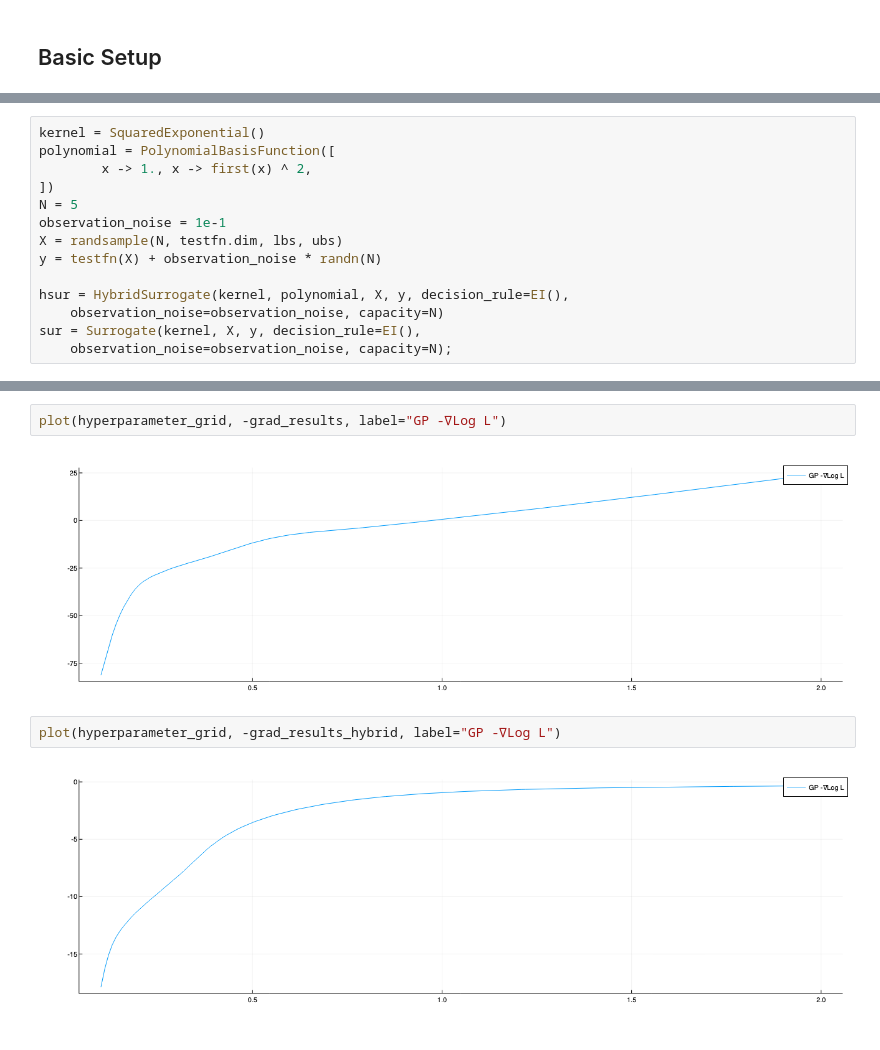
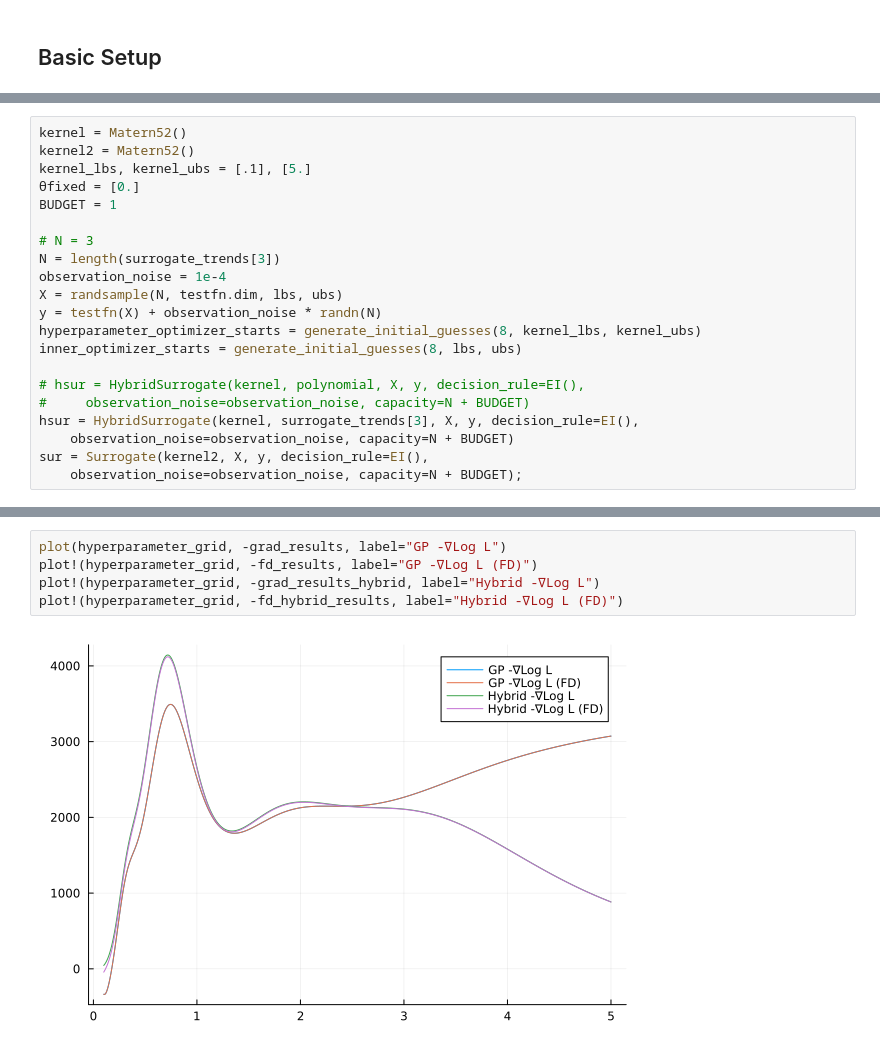
Before and after one commit to DarianNwankwo/Mean-Field-Bayesian-Optimization, a Jupyter notebook: notebooks/bo_with_mean_field.ipynb, the cells around one changed output, grey strips where cells are left out. Saved outputs shown, nothing was run; the diff lists cells and outputs as text.

```diff
--- a/notebooks/bo_with_mean_field.ipynb
+++ b/notebooks/bo_with_mean_field.ipynb
@@ -41,14 +41,21 @@ domain = lbs[1]:.01:ubs[1]
 # %%
-kernel = SquaredExponential()
-polynomial = PolynomialBasisFunction([
-        x -> 1., x -> first(x) ^ 2,
-])
-N = 5
-observation_noise = 1e-1
+kernel = Matern52()
+kernel2 = Matern52()
+kernel_lbs, kernel_ubs = [.1], [5.]
+θfixed = [0.]
+BUDGET = 1
+
+# N = 3
+N = length(surrogate_trends[3])
+observation_noise = 1e-4
 X = randsample(N, testfn.dim, lbs, ubs)
 y = testfn(X) + observation_noise * randn(N)
+hyperparameter_optimizer_starts = generate_initial_guesses(8, kernel_lbs, kernel_ubs)
+inner_optimizer_starts = generate_initial_guesses(8, lbs, ubs)
 
-hsur = HybridSurrogate(kernel, polynomial, X, y, decision_rule=EI(),
-    observation_noise=observation_noise, capacity=N)
-sur = Surrogate(kernel, X, y, decision_rule=EI(),
-    observation_noise=observation_noise, capacity=N);
+# hsur = HybridSurrogate(kernel, polynomial, X, y, decision_rule=EI(),
+#     observation_noise=observation_noise, capacity=N + BUDGET)
+hsur = HybridSurrogate(kernel, surrogate_trends[3], X, y, decision_rule=EI(),
+    observation_noise=observation_noise, capacity=N + BUDGET)
+sur = Surrogate(kernel2, X, y, decision_rule=EI(),
+    observation_noise=observation_noise, capacity=N + BUDGET);
@@ -131,8 +233,7 @@ plot!(hyperparameter_grid, -results_hybrid, label="Hybrid -Log L")
 # %%
 plot(hyperparameter_grid, -grad_results, label="GP -∇Log L")
+plot!(hyperparameter_grid, -fd_results, label="GP -∇Log L (FD)")
+plot!(hyperparameter_grid, -grad_results_hybrid, label="Hybrid -∇Log L")
+plot!(hyperparameter_grid, -fd_hybrid_results, label="Hybrid -∇Log L (FD)")
 # %% [output]
-[figure, old version]
+[figure, new version]
-# %%
-plot(hyperparameter_grid, -grad_results_hybrid, label="GP -∇Log L")
-# %% [output]
-[figure, removed]
```
Also changed, not shown: parts of 11 cells of this notebook, 11 other files.
